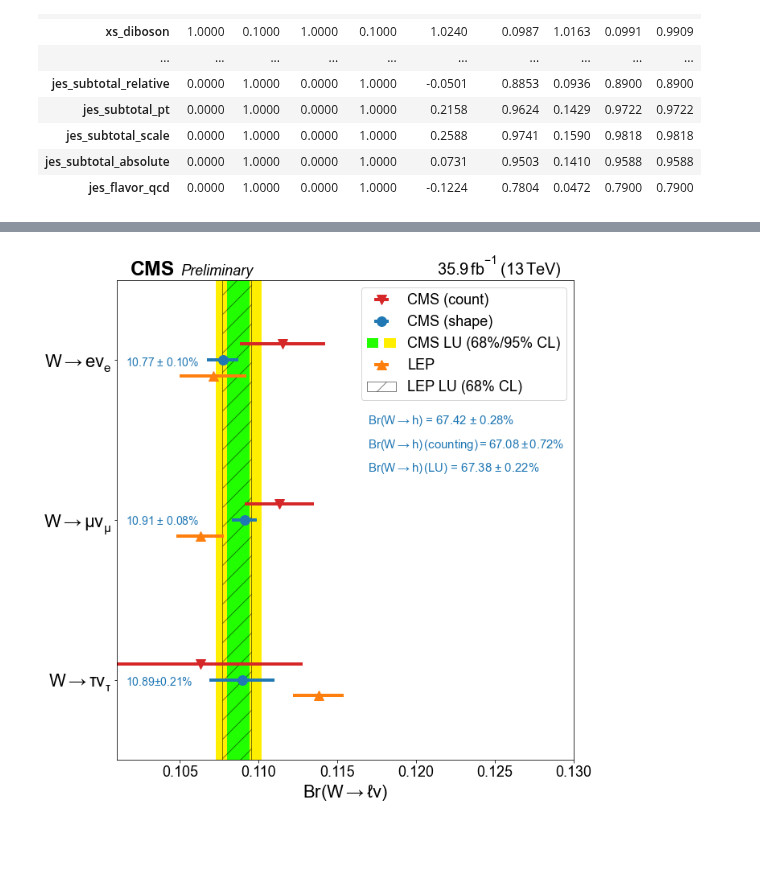
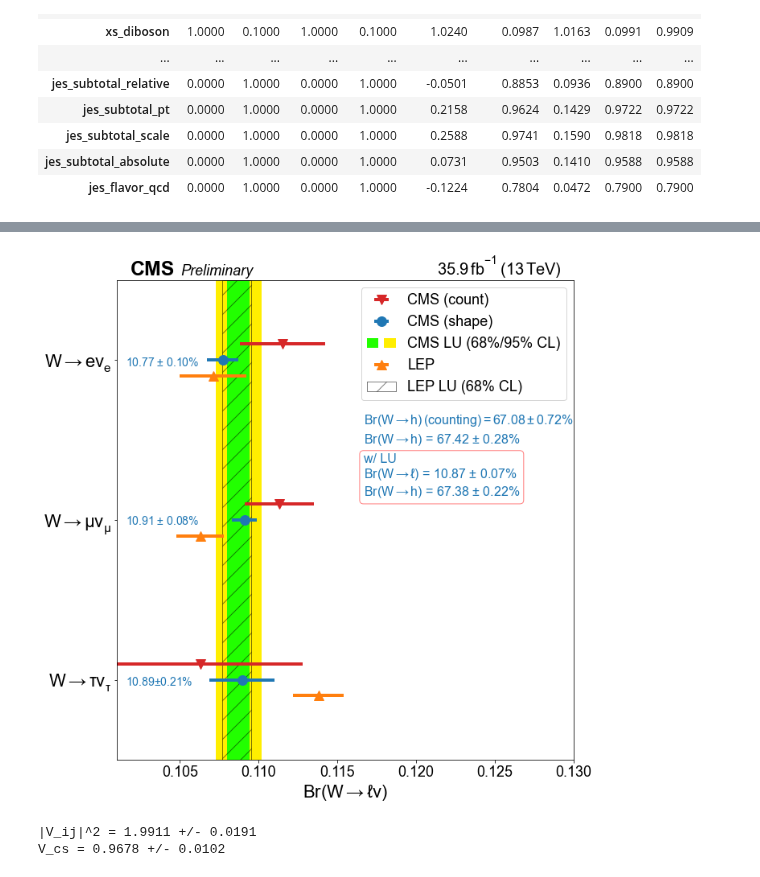
Before and after one commit to NWUHEP/analysis-tools, a Jupyter notebook: notebooks/baseline_fits.ipynb, the cells around one changed output, grey strips where cells are left out. Cells and saved outputs as stored; diff of their text form; code cells hidden in the pictures; blank space fills up the shorter version.

```diff
--- a/notebooks/baseline_fits.ipynb
+++ b/notebooks/baseline_fits.ipynb
@@ -453,9 +472,9 @@ br_lep_lu = result_null.x[0]
 br_had_lu = result_null.x[3]
 #ax.plot(2*[br_lu,], [-0.5, 2.5], 'C0--')
 colors = ['#22FF00', '#FFEE00']
-p1 = ax.fill_betweenx([-0.5, 2.5], br_lu-stderr_lu[0], br_lu+stderr_lu[0], alpha=1., facecolor=colors[0], label='CMS w/ LU')
-p2 = ax.fill_betweenx([-0.5, 2.5], br_lu-2*stderr_lu[0], br_lu-stderr_lu[0], alpha=1., facecolor=colors[1])
-ax.fill_betweenx([-0.5, 2.5], br_lu+stderr_lu[0], br_lu+2*stderr_lu[0], alpha=1., facecolor=colors[1])
+p1 = ax.fill_betweenx([-0.5, 2.5], br_lep_lu-stderr_lu[0], br_lep_lu+stderr_lu[0], alpha=1., facecolor=colors[0], label='CMS w/ LU')
+p2 = ax.fill_betweenx([-0.5, 2.5], br_lep_lu-2*stderr_lu[0], br_lep_lu-stderr_lu[0], alpha=1., facecolor=colors[1])
+ax.fill_betweenx([-0.5, 2.5], br_lep_lu+stderr_lu[0], br_lep_lu+2*stderr_lu[0], alpha=1., facecolor=colors[1])
 
 lep_val = [0.1071, 0.1063, 0.1138]
 lep_err = [0.0016, 0.0015, 0.0021]
@@ -493,43 +512,53 @@ ax.text(0.02, 0.155, f'{100*br_cms[2]:.2f}' + r'$ \pm $' + f'{stderr[2]:.2%}',
         color='C0',
         transform=ax.transAxes
        )
-ax.text(0.55, 0.7, r'$Br(W\rightarrow h)$ = ' + f'{100*br_cms[3]:.2f}' + r' $\pm$ ' + f'{stderr[3]:.2%}',
-        fontsize=15,
+
+
+ax.text(0.54, 0.7, r'$Br(W\rightarrow h)\,(counting) = 67.08 \pm 0.72 \%$',
+        fontsize=16,
         color='C0',
         fontname='Arial',
         transform=ax.transAxes
        )
-ax.text(0.55, 0.65, r'$Br(W\rightarrow h)\,(counting) = 67.08 \pm 0.72 \%$',
-        fontsize=15,
+ax.text(0.54, 0.66, r'$Br(W\rightarrow h)$ = ' + f'{100*br_cms[3]:.2f}' + r' $\pm$ ' + f'{stderr[3]:.2%}',
+        fontsize=16,
         color='C0',
         fontname='Arial',
         transform=ax.transAxes
        )
-ax.text(0.55, 0.6, r'$Br(W\rightarrow h)\,(LU)$ = ' + f'{100*br_had_lu:.2f}' + r' $\pm$ ' + f'{stderr_lu[3]:.2%}',
-        fontsize=15,
+ax.text(0.54, 0.55,
+        'w/ LU \n'
+        + r'$Br(W\rightarrow \ell)$ = ' + f'{100*br_lep_lu:.2f}' + r' $\pm$ ' + f'{stderr_lu[0]:.2%}' + '\n'
+        + r'$Br(W\rightarrow h)$ = ' + f'{100*br_had_lu:.2f}' + r' $\pm$ ' + f'{stderr_lu[3]:.2%}',
+        fontsize=16,
         color='C0',
         fontname='Arial',
-        transform=ax.transAxes
+        transform=ax.transAxes,
+        bbox=dict(
+            boxstyle="round",
+            ec=(1., 0.5, 0.5),
+            fc=(1., 1., 1.),
+           )
        )
 #ax.text(f'{br_cms[1]}' + r'$\pm$' + f'{stderr[1]}')
 #ax.text(f'{br_cms[2]}' + r'$\pm$' + f'{stderr[2]}')
 
 ax.set_yticks([0, 1, 2])
 ax.set_yticklabels([r'$W\rightarrow \tau\nu_{\tau}$', r'$W\rightarrow \mu\nu_{\mu}$', r'$W\rightarrow e\nu_{e}$'], fontsize=22)
 ax.set_ylim(-0.5, 2.5)
 ax.set_xlim(0.101, 0.13)
 ax.set_xlabel(r'Br($W\rightarrow\ell\nu$)', fontsize=22)
 from matplotlib.legend_handler import HandlerTuple
 ax.legend([p0_alt, p0, [p1, p2], p3, p4,], ['CMS (count)', 'CMS (shape)', 'CMS LU (68%/95% CL)', 'LEP', 'LEP LU (68% CL)',],
           handler_map = {list: HandlerTuple(None)},
           fontsize=18,
           loc=1
          )
 
 pt.add_lumi_text(ax, 35.9)
 
 plt.tight_layout()
 plt.savefig('plots/unblinded_summary_plot.pdf')
 plt.show()
 # %% [output]
-[figure, old version]
+[figure, new version]
@@ -538,0 +565,31 @@ r_cms = dict(emu = br_cms[0]/br_cms[1], etau = br_cms[0]/br_cms[2], mutau = br_c
+# %%
+# calculation of |V_ij|^2 (taken from LEP EW combo arXiv:1302.3415 p.95)
+alpha_s, alpha_s_err = 0.119, 0.002
+br_lep_lu, br_lep_lu_err = 0.1087, 0.0007
+
+vij = (1 - 3*br_lep_lu)/(3*br_lep_lu*(1 + alpha_s/np.pi))
+
+dvij_dbr = 1./(3.*br_lep_lu**2*(1 + alpha_s/np.pi))
+dvij_dalpha_s = -(1 - 3*br_lep_lu )/(3*br_lep_lu*np.pi*(1 + alpha_s/np.pi)**2)
+
+vij_var = (dvij_dbr*br_lep_lu_err)**2 + (dvij_dalpha_s*alpha_s_err)**2
+
+print(f'|V_ij|^2 = {vij:.4f} +/- {np.sqrt(vij_var):.4f}')
+
+# calculation of V_cs (taken from LEP EW combo arXiv:1302.3415 p.95)
+alpha_s, alpha_s_err = 0.119, 0.002
+sum_ckm, sum_ckm_err = 1.0544, 0.0051
+br_lep_lu, br_lep_lu_err = 0.1087, 0.0007
+
+v_cs = np.sqrt((1./(3*br_lep_lu) - 1)/(1 + alpha_s/np.pi) - sum_ckm)
+
+dv_cs_dbr = -1./(3.*br_lep_lu**2*(1 + alpha_s/np.pi)) * (0.5/v_cs)
+dv_cs_dalpha_s = -(1/(3*br_lep_lu) - 1)/(np.pi + alpha_s)**2 * (0.5/v_cs)
+dv_cs_dsum_ckm = -1 * (0.5/v_cs)
+
+v_cs_var = (dv_cs_dbr*br_lep_lu_err)**2 + (dv_cs_dalpha_s*alpha_s_err)**2 + (dv_cs_dsum_ckm*sum_ckm_err)**2
+
+print(f'V_cs = {v_cs:.4f} +/- {np.sqrt(v_cs_var):.4f}')
+# %% [output]
+|V_ij|^2 = 1.9911 +/- 0.0191
+V_cs = 0.9678 +/- 0.0102
```
Also changed, not shown: parts of 4 cells of this notebook, 3 other files.
